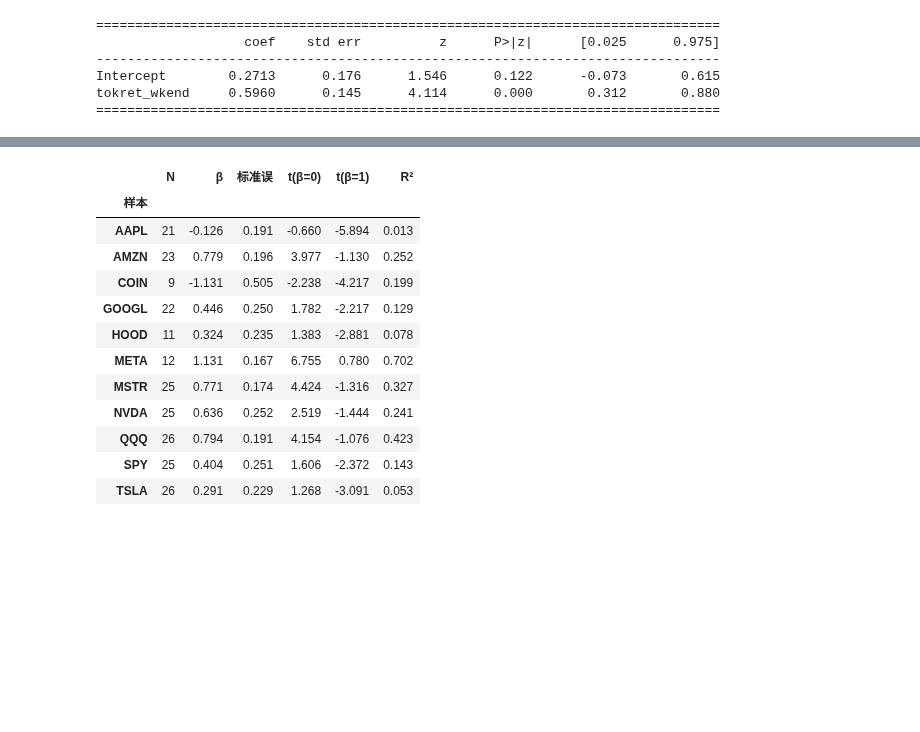
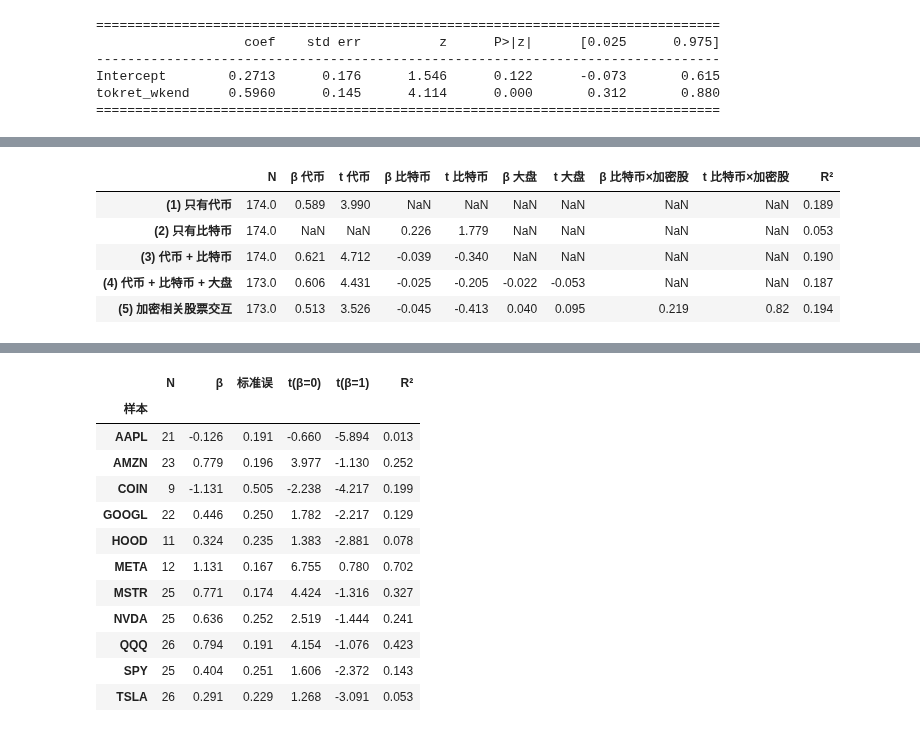
Before and after one commit to KFANG1999/tokenized-stock-data, a Jupyter notebook: analysis/02_休市价格发现.ipynb, the cells around one changed output, grey strips where cells are left out. Saved outputs shown, nothing was run; the diff lists cells and outputs as text; code cells hidden in the pictures; blank space fills up the shorter version.

Commit message:
Control for Bitcoin and market weekend returns in price-discovery test
Co-Authored-By: Claude Opus 5.5 <noreply@anthropic.com>

```diff
--- a/analysis/02_休市价格发现.ipynb
+++ b/analysis/02_休市价格发现.ipynb
@@ -226,0 +239,19 @@ tokret_wkend     0.5960      0.145      4.114      0.000       0.312       0.880
+# %%
+btc = pd.read_csv(H / "btc_hourly.csv", parse_dates=["ts_utc"])
+btc_idx = pd.DataFrame({"at": btc.ts_utc + pd.Timedelta(hours=1), "price": btc.close}).sort_values("at")
+
+def btc_price_at(times):
+    q = pd.DataFrame({"at": pd.to_datetime(np.asarray(times), utc=True)})
+    q["pos"] = np.arange(len(q))
+    m = pd.merge_asof(q.sort_values("at"), btc_idx, on="at", direction="backward", tolerance=TOL)
+    return m.sort_values("pos").price.to_numpy()
+
+w = ev[(ev.kind == "周末") & ev.tokret_wkend.notna()].copy()
+w["btcret"] = (btc_price_at(at_et(w.d0, 20, day_offset=2)) / btc_price_at(at_et(w.d0, 20)) - 1) * 100
+mkt = w[w.ticker == "SPY"].set_index("d0").tokret_wkend.rename("mktret")
+w = w.join(mkt, on="d0")
+w["crypto"] = w.ticker.isin(["MSTR", "COIN", "HOOD"]).astype(int)
+
+print(f"周末样本：{len(w)} 个，比特币数据缺失 {w.btcret.isna().sum()} 个，大盘数据缺失 {w.mktret.isna().sum()} 个")
+print("\n解释变量之间的相关系数（相关性越高，越难分开各自的作用）：")
+print(w[["tokret_wkend", "btcret", "mktret"]].corr().round(2).to_string())
@@ -226,0 +266,32 @@ tokret_wkend     0.5960      0.145      4.114      0.000       0.312       0.880
+# %%
+def fit(formula, data):
+    data = data.dropna(subset=[c for c in ["gap", "tokret_wkend", "btcret", "mktret"] if c in formula])
+    return smf.ols(formula, data=data).fit(cov_type="cluster", cov_kwds={"groups": data.d1.astype(str)})
+
+no_mkt = w[~w.ticker.isin(["SPY", "QQQ"])]
+specs = {
+    "(1) 只有代币":           ("gap ~ tokret_wkend", no_mkt),
+    "(2) 只有比特币":         ("gap ~ btcret", no_mkt),
+    "(3) 代币 + 比特币":      ("gap ~ tokret_wkend + btcret", no_mkt),
+    "(4) 代币 + 比特币 + 大盘": ("gap ~ tokret_wkend + btcret + mktret", no_mkt),
+    "(5) 加密相关股票交互":     ("gap ~ tokret_wkend + btcret + btcret:crypto + mktret", no_mkt),
+}
+rows = {}
+for name, (f, data) in specs.items():
+    m = fit(f, data)
+    r = {"N": int(m.nobs), "R²": m.rsquared}
+    for var, label in [("tokret_wkend", "代币"), ("btcret", "比特币"), ("btcret:crypto", "比特币×加密股"), ("mktret", "大盘")]:
+        if var in m.params:
+            r[f"β {label}"] = m.params[var]
+            r[f"t {label}"] = m.tvalues[var]
+    rows[name] = r
+ctrl = pd.DataFrame(rows).T
+cols = ["N"] + [c for c in ctrl.columns if c.startswith(("β", "t "))] + ["R²"]
+ctrl[cols].round(3)
+# %% [output]
+|  | N | β 代币 | t 代币 | β 比特币 | t 比特币 | β 大盘 | t 大盘 | β 比特币×加密股 | t 比特币×加密股 | R² |
+| (1) 只有代币 | 174.0 | 0.589 | 3.990 | NaN | NaN | NaN | NaN | NaN | NaN | 0.189 |
+| (2) 只有比特币 | 174.0 | NaN | NaN | 0.226 | 1.779 | NaN | NaN | NaN | NaN | 0.053 |
+| (3) 代币 + 比特币 | 174.0 | 0.621 | 4.712 | -0.039 | -0.340 | NaN | NaN | NaN | NaN | 0.190 |
+| (4) 代币 + 比特币 + 大盘 | 173.0 | 0.606 | 4.431 | -0.025 | -0.205 | -0.022 | -0.053 | NaN | NaN | 0.187 |
+| (5) 加密相关股票交互 | 173.0 | 0.513 | 3.526 | -0.045 | -0.413 | 0.040 | 0.095 | 0.219 | 0.82 | 0.194 |
```
Also changed, not shown: parts of 5 cells of this notebook, 2 other files.
